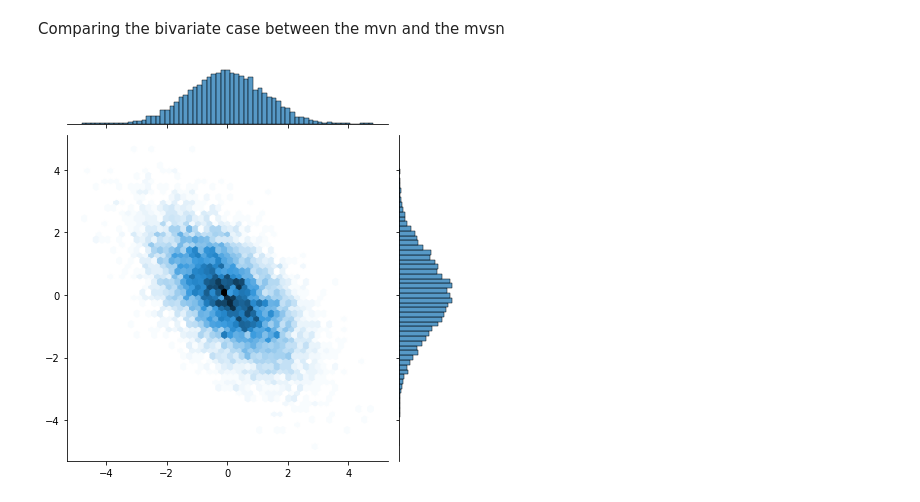
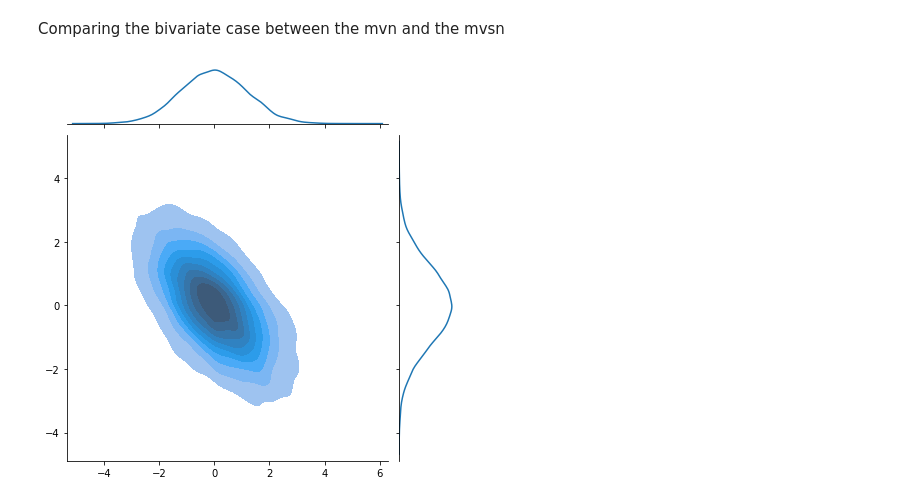
Before and after one commit to capitalone/synthetic-data, a Jupyter notebook: examples/multivar_skew_norm_demo.ipynb, the cells around one changed output. Cells and saved outputs as stored; diff of their text form; code cells hidden in the pictures.

```diff
--- a/examples/multivar_skew_norm_demo.ipynb
+++ b/examples/multivar_skew_norm_demo.ipynb
@@ -20,10 +21,10 @@ SAMPLE_SIZE = 10000
 # %%
 # MVN Distribution
 mvn_samples = mvn(zeros, cov).rvs(SAMPLE_SIZE)
-sns.jointplot(mvn_samples[:, 0], mvn_samples[:, 1], kind="hex")
+sns.jointplot(mvn_samples[:, 0], mvn_samples[:, 1], kind="kde", shade=True)
 plt.show()
 # %% [output]
-[figure, old version]
+[figure, new version]
 # %%
 # MVSN Distribution
 # As a special case, the MVSN should be similar to the MVN if skews are 0
```
Also changed, not shown: parts of 4 cells of this notebook.
